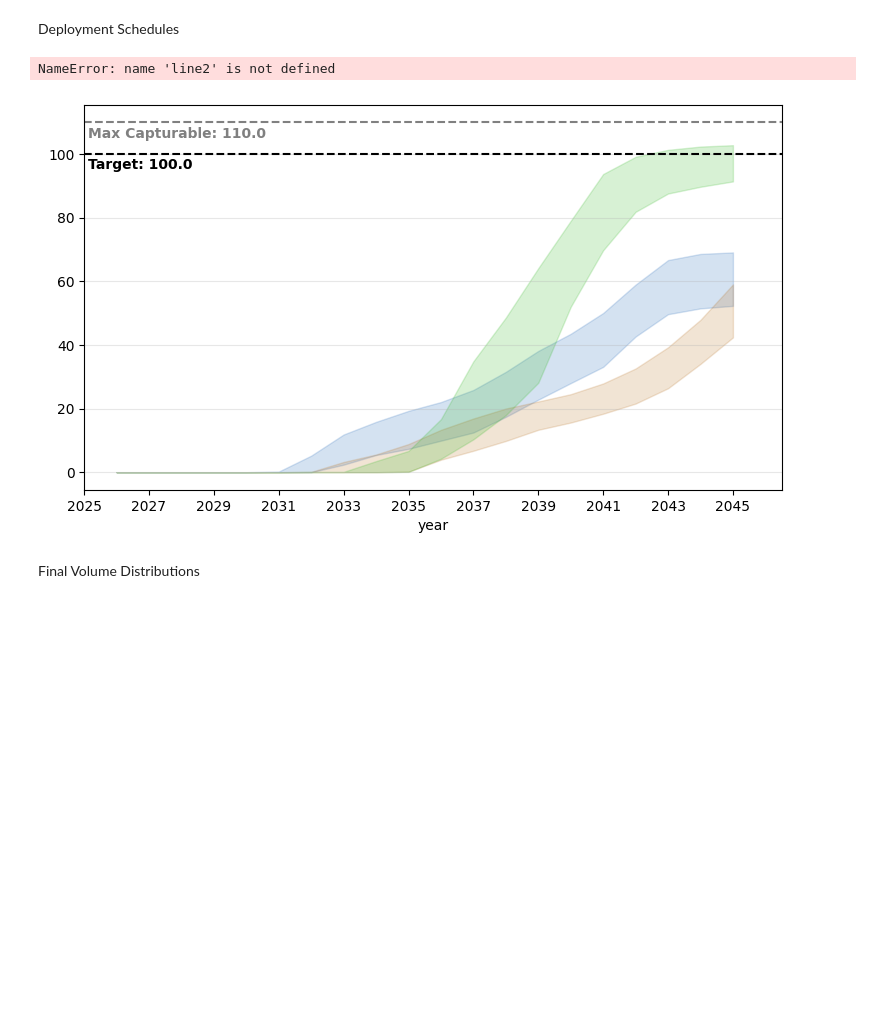
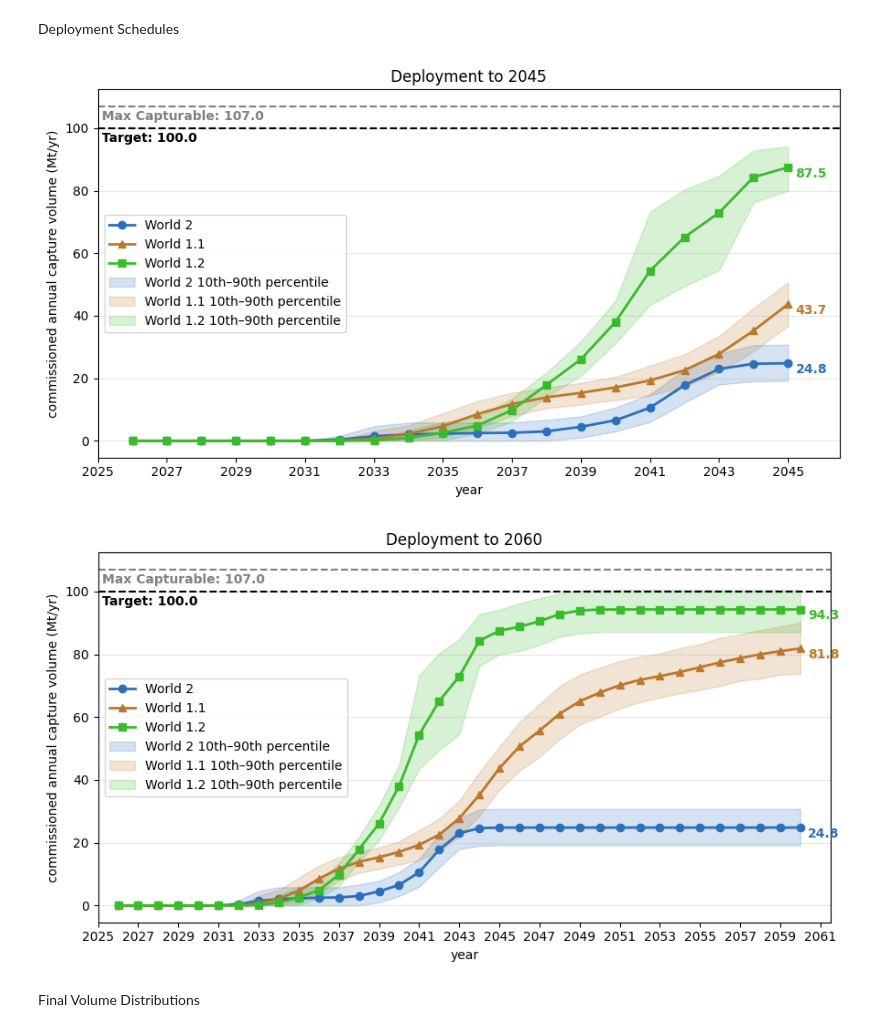
Before and after one commit to mg6090-ctrl/ccs-deployment-simulation, a Jupyter notebook: CCS_analysis.ipynb, the cells around one changed output. Drawn from its saved outputs; the diff is of its cells as text; code cells hidden in the pictures; blank space fills up the shorter version.

```diff
--- a/CCS_analysis.ipynb
+++ b/CCS_analysis.ipynb
@@ -49,21 +49,21 @@ Deployment Schedules
 # %%
 w11_results, w11_nodes = sa11.monte_carlo(300,
     **BASELINE11
 )
 
 w12_results, w12_nodes = sa12.monte_carlo(300,
     **BASELINE12
 )
 
 w2_results, w2_nodes = sa2.monte_carlo(300,
     **BASELINE2
 )
 
 sag.deployment_over_time_compare(w11_nodes, w12_nodes, w2_nodes, 2045)
-# sag.deployment_over_time_compare(w11_nodes, w12_nodes, w2_nodes, 2060)
+sag.deployment_over_time_compare(w11_nodes, w12_nodes, w2_nodes, 2060)
 # %% [output]
-NameError: name 'line2' is not defined
-[figure, old version]
+[figure, new version]
+[figure, added]
 # %% [markdown]
 Final Volume Distributions
 # %%
```
Also changed, not shown: parts of 1 cell of this notebook, 1 other file.
